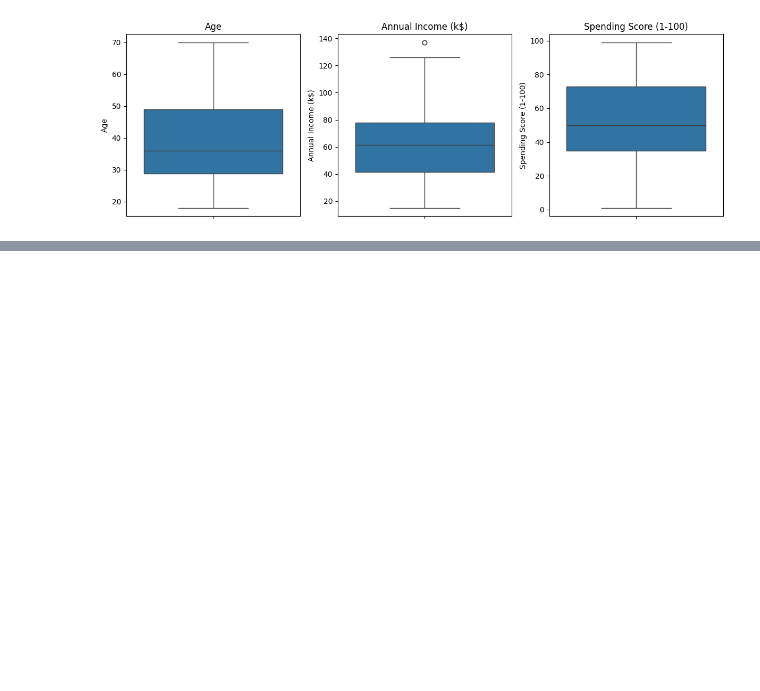
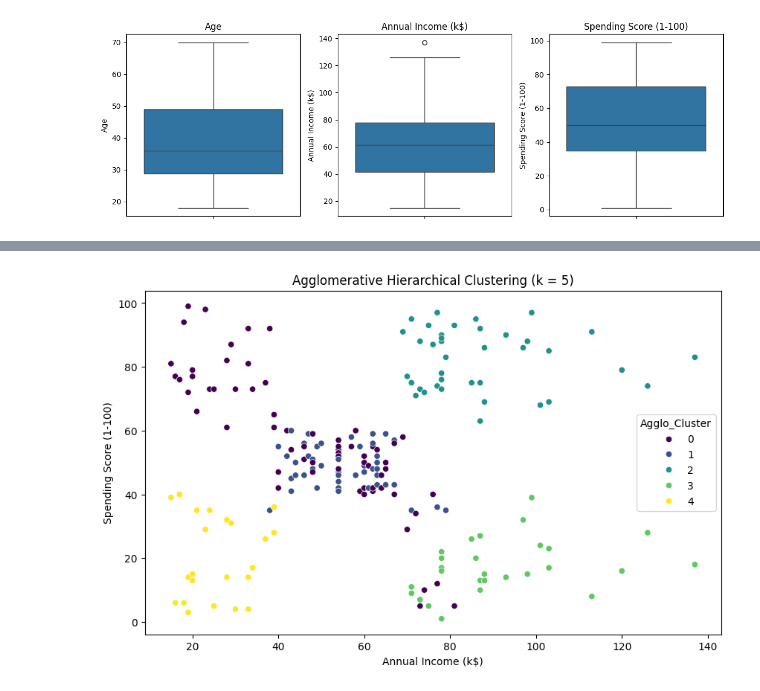
Before and after one commit to fonkerina/Data-Science-Journey, a Jupyter notebook: Week 6/Unsupervised Learning.ipynb, the cells around one changed output, grey strips where cells are left out. Saved outputs shown, nothing was run; the diff lists cells and outputs as text; code cells hidden in the pictures; blank space fills up the shorter version.

```diff
--- a/Week 6/Unsupervised Learning.ipynb
+++ b/Week 6/Unsupervised Learning.ipynb
@@ -135,0 +151,14 @@ X_scaled = scaler.fit_transform(X)
+# %%
+# Hierarchical clustering
+from sklearn.cluster import AgglomerativeClustering
+
+agglo = AgglomerativeClustering(n_clusters = 5)
+df["Agglo_Cluster"] = agglo.fit_predict(X_scaled)
+# %%
+# Visualise hierarchical clustering
+plt.figure(figsize = (10,6))
+sns.scatterplot(x = "Annual Income (k$)", y = "Spending Score (1-100)", hue = "Agglo_Cluster", data = df, palette = 'viridis')
+plt.title("Agglomerative Hierarchical Clustering (k = 5)")
+plt.show()
+# %% [output]
+[figure, added]
```
Also changed, not shown: parts of 6 cells of this notebook.
